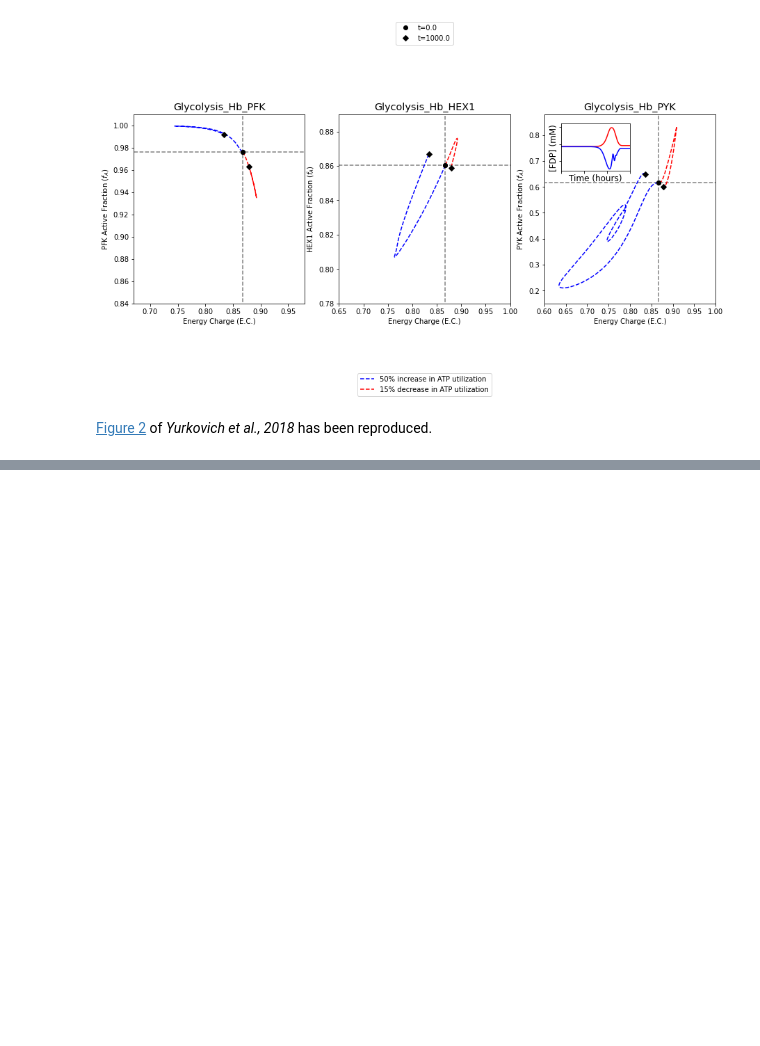
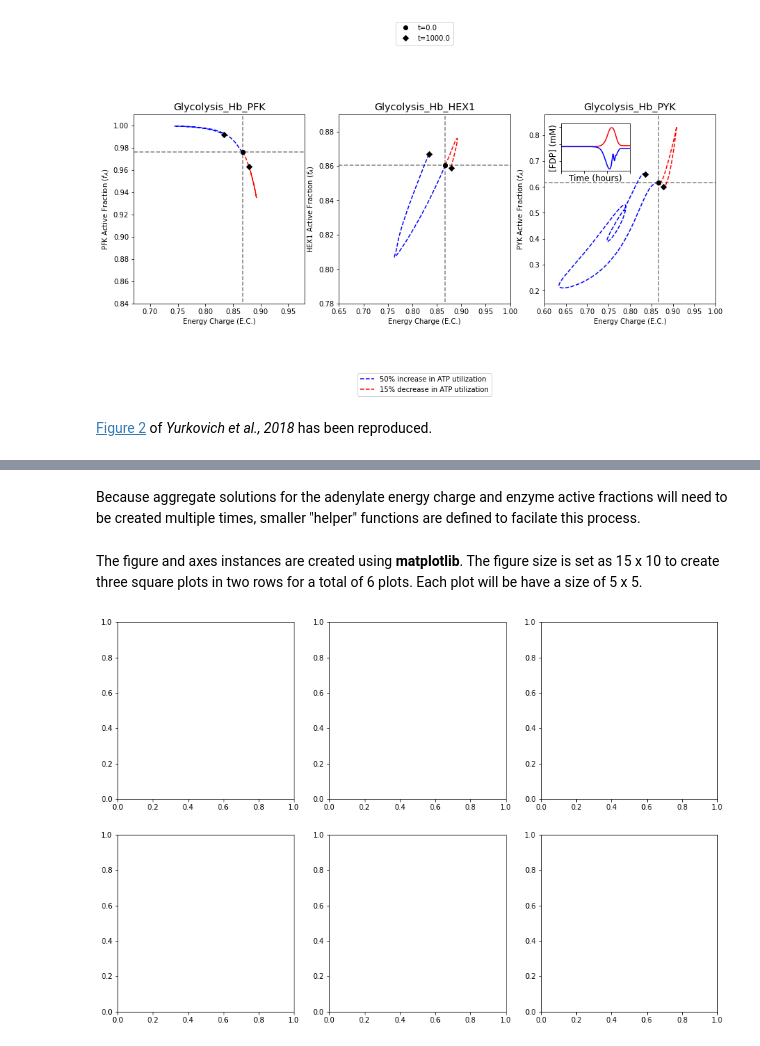
Before and after one commit to SBRG/MASSpy, a Jupyter notebook: docs/example_gallery/visualization/catalytic_potential_visualizations.ipynb, the cells around one changed output, grey strips where cells are left out. Drawn from its saved outputs; the diff is of its cells as text; code cells hidden in the pictures; blank space fills up the shorter version.

```diff
--- a/docs/example_gallery/visualization/catalytic_potential_visualizations_p1.ipynb
+++ b/docs/example_gallery/visualization/catalytic_potential_visualizations.ipynb
@@ -433,0 +617,2 @@ fig
+# %% [markdown]
+Because aggregate solutions for the adenylate energy charge and enzyme active fractions will need to be created multiple times, smaller "helper" functions are defined to facilate this process.
@@ -433,0 +645,6 @@ fig
+# %% [markdown]
+The figure and axes instances are created using **matplotlib**. The figure size is set as 15 x 10 to create three square plots in two rows for a total of 6 plots. Each plot will be have a size of 5 x 5.
+# %%
+fig, axes = plt.subplots(nrows=2, ncols=3, figsize=(15, 10))
+# %% [output]
+[figure, added]
```
Also changed, not shown: parts of 37 cells of this notebook, 4 other files.
